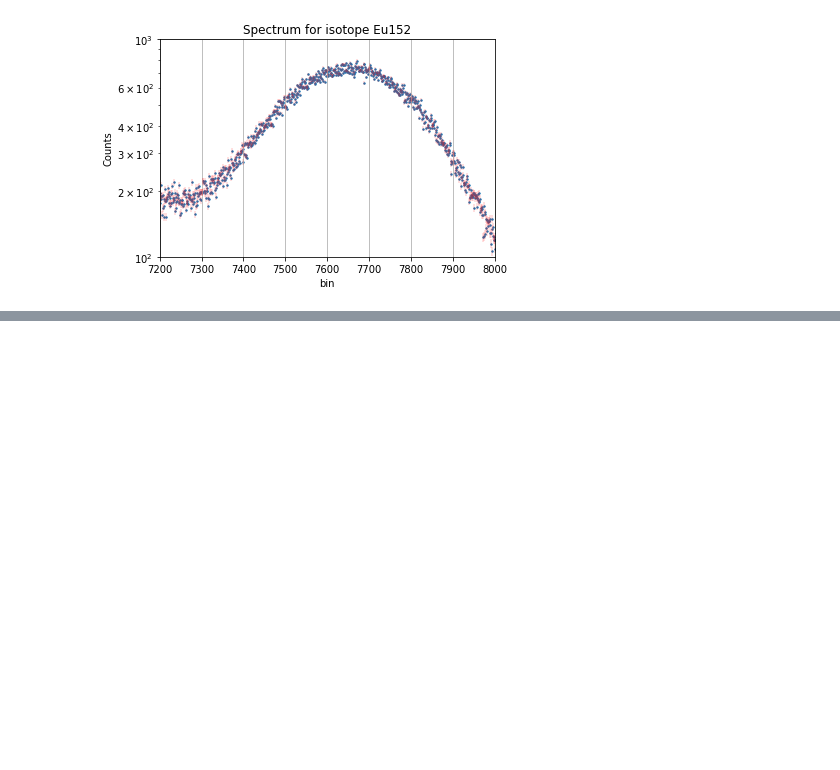
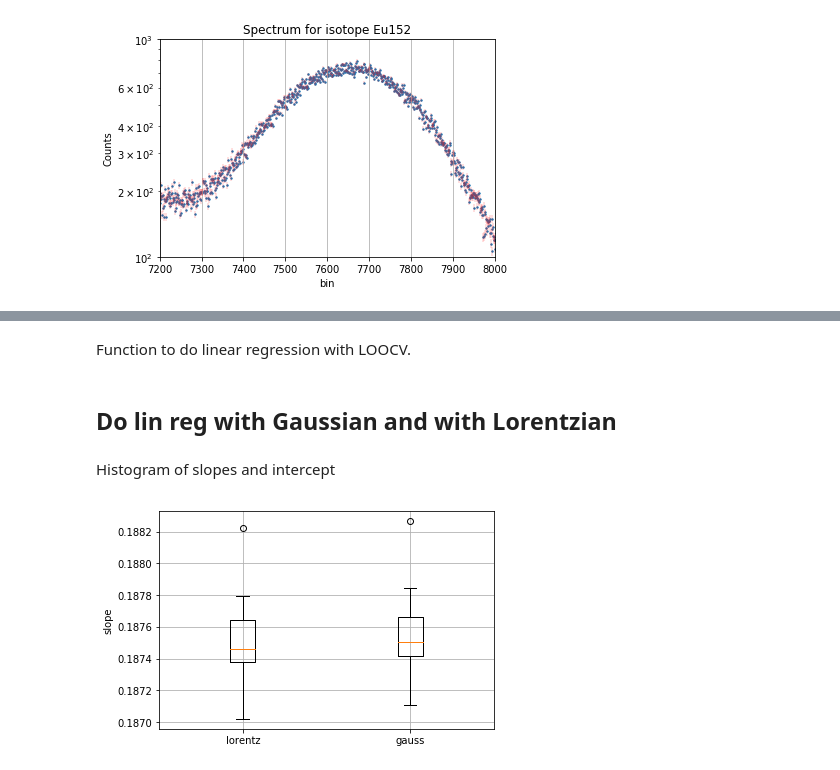
Before and after one commit to kromerh/phd_python, a Jupyter notebook: 07.IndiumActivation/07.Indium.01.Calibration.ipynb, the cells around one changed output, grey strips where cells are left out. Saved outputs shown, nothing was run; the diff lists cells and outputs as text; code cells hidden in the pictures; blank space fills up the shorter version.

```diff
--- a/07.IndiumActivation/07.Indium.01.Calibration.ipynb
+++ b/07.IndiumActivation/07.Indium.01.Calibration.ipynb
@@ -400,0 +462,2 @@ peak_regions = {'isotope': ['Co60', 'Co60', 'Cs137', 'Eu152', 'Eu152', 'Eu152',
+# %% [markdown]
+Function to do linear regression with LOOCV.
@@ -400,0 +532,28 @@ peak_regions = {'isotope': ['Co60', 'Co60', 'Cs137', 'Eu152', 'Eu152', 'Eu152',
+# %% [markdown]
+## Do lin reg with Gaussian and with Lorentzian
+# %%
+X = df_peaks['x0_lorentz'].values
+y = df_peaks['energy'].values
+
+MSEs_lorentz, r2s_lorentz, slopes_lorentz, intercepts_lorentz = lin_reg(X, y, bool_plot=False)
+
+X = df_peaks['x0_gauss'].values
+y = df_peaks['energy'].values
+
+MSEs_gauss, r2s_gauss, slopes_gauss, intercepts_gauss = lin_reg(X, y, bool_plot=False)
+# %% [markdown]
+Histogram of slopes and intercept
+# %%
+data = [slopes_lorentz, slopes_gauss]
+# Multiple box plots on one Axes
+fig, ax = plt.subplots()
+ax.boxplot(data)
+# plt.boxplot(data1,0,'',positions=x-100,widths=150)
+# plt.boxplot(data2,0,'',positions=x+100,widths=150)
+
+plt.xticks([1, 2], ['lorentz', 'gauss'])
+plt.grid()
+plt.ylabel('slope')
+plt.show()
+# %% [output]
+[figure, added]
```
Also changed, not shown: parts of 12 cells of this notebook, 19 other files.
